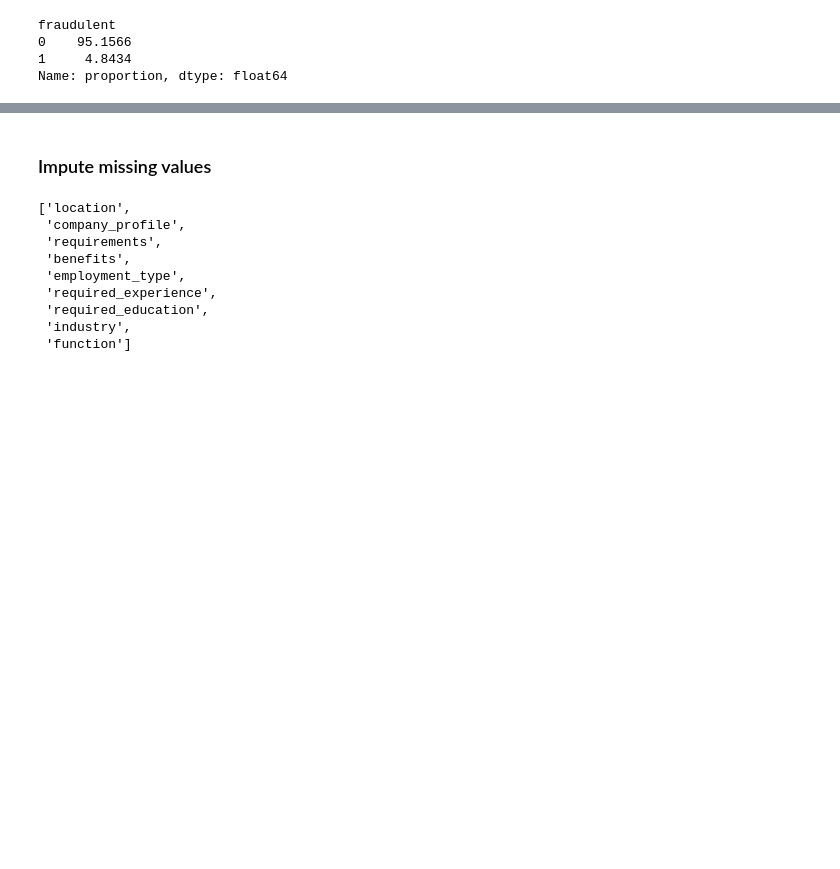
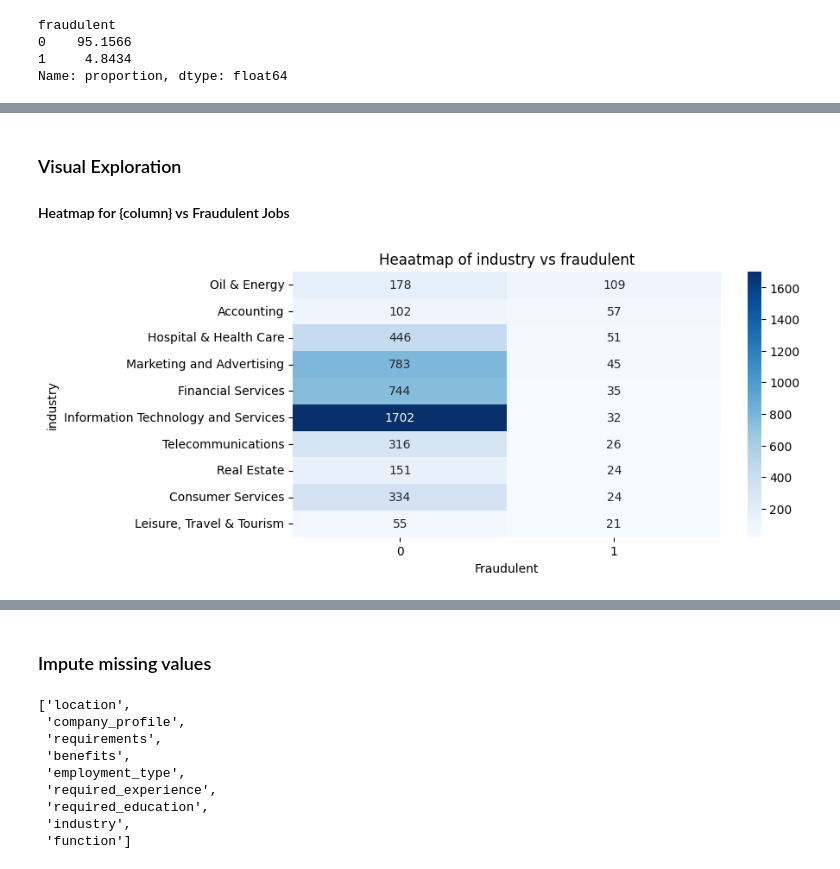
Before and after one commit to geekcourses/RealFakeJobPostingPrediction_Mitko, a Jupyter notebook: src/data_preprocessing.ipynb, the cells around one changed output, grey strips where cells are left out. Drawn from its saved outputs; the diff is of its cells as text; code cells hidden in the pictures; blank space fills up the shorter version.

```diff
--- a/src/data_preprocessing.ipynb
+++ b/src/data_preprocessing.ipynb
@@ -182,0 +140,28 @@ text_columns = [
+# %% [markdown]
+### Visual Exploration
+
+#### Heatmap for {column} vs Fraudulent Jobs
+# %%
+def show_heatmap(column, target, N = 10):
+    plt.figure(figsize=(8, 4))
+
+    # create the pivot table
+    pivot_table = df.groupby([column, target]).size().unstack(fill_value=0)
+
+    # sort the pivot table by the sum of the counts across the columns (0 and 1)
+    pivot_table = pivot_table.sort_values(by=1, ascending=False)  # Sort by fraudulent jobs (1)
+
+    # filter to include only the top N categories
+    top_categories = pivot_table.index[:N]
+    pivot_table = pivot_table.loc[top_categories]
+
+    # create the heatmap
+    sns.heatmap(pivot_table, annot=True, cmap='Blues', fmt='g')
+    plt.title(f'Heaatmap of {column} vs {target}')
+    plt.xlabel('Fraudulent')
+    plt.ylabel(column)
+    plt.show()
+
+show_heatmap('industry', 'fraudulent')
+# %% [output]
+[figure, added]
```
Also changed, not shown: parts of 32 cells of this notebook.
